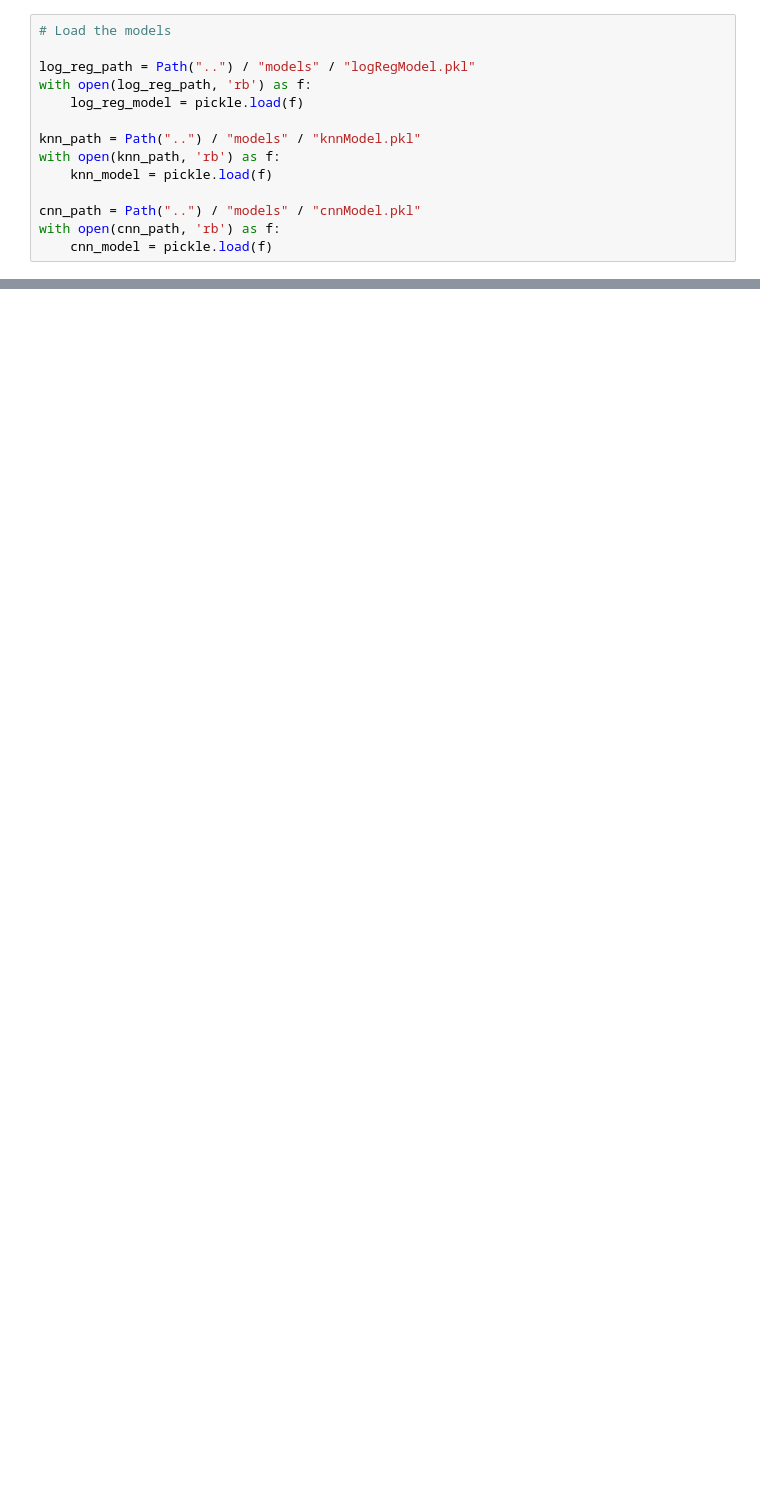
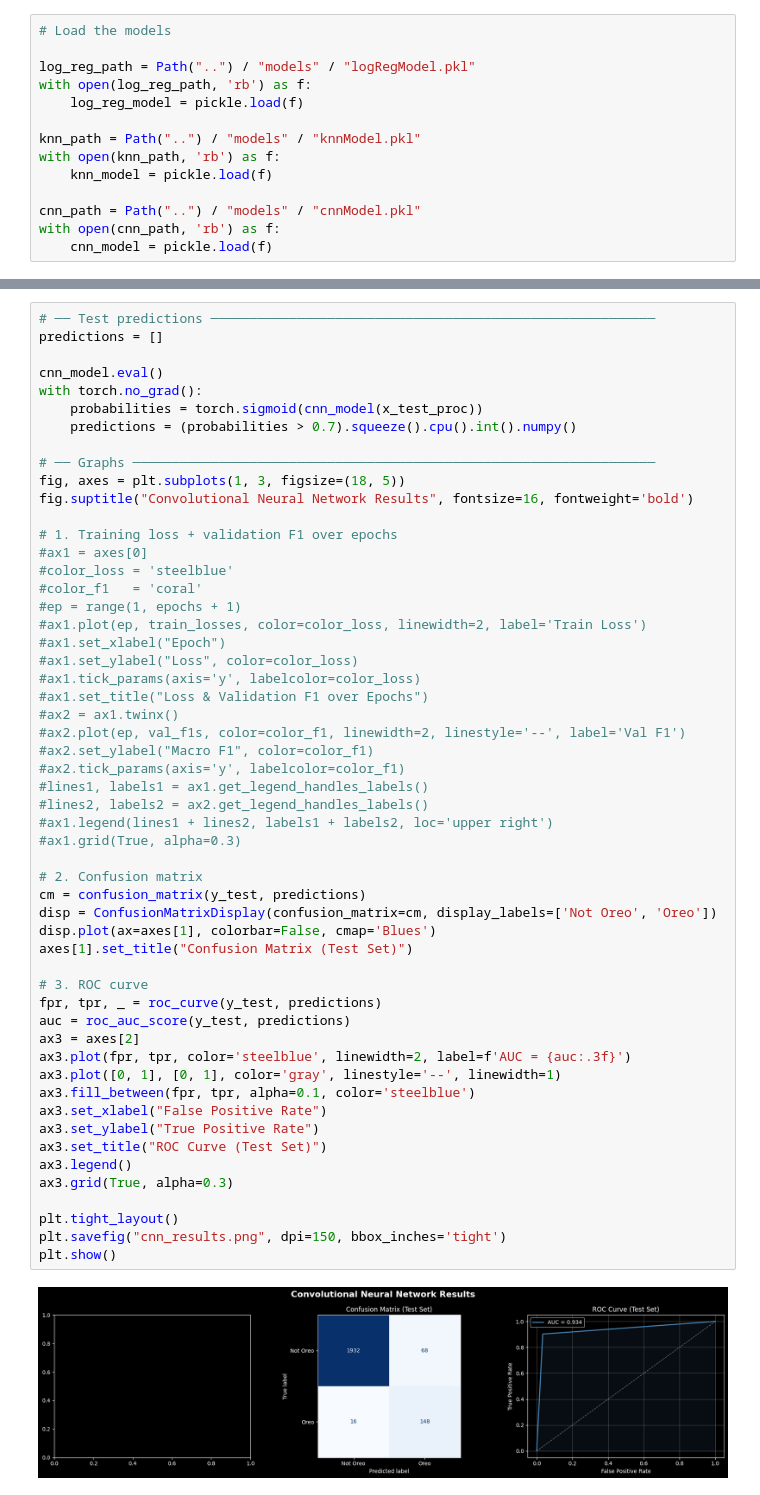
Before and after one commit to TDow13/Machine_Learning_OreoFinder, a Jupyter notebook: code/OreoFinder.ipynb, the cells around one changed output, grey strips where cells are left out. Cells and saved outputs as stored; diff of their text form; blank space fills up the shorter version.

```diff
--- a/code/OreoFinder.ipynb
+++ b/code/OreoFinder.ipynb
@@ -644,3 +587,59 @@ with open(cnn_path, 'rb') as f:
+# %%
+# ── Test predictions ─────────────────────────────────────────────────────────
+predictions = []
+
+cnn_model.eval()
+with torch.no_grad():
+    probabilities = torch.sigmoid(cnn_model(x_test_proc))
+    predictions = (probabilities > 0.7).squeeze().cpu().int().numpy()
+
+# ── Graphs ───────────────────────────────────────────────────────────────────
+fig, axes = plt.subplots(1, 3, figsize=(18, 5))
+fig.suptitle("Convolutional Neural Network Results", fontsize=16, fontweight='bold')
+
+# 1. Training loss + validation F1 over epochs
+#ax1 = axes[0]
+#color_loss = 'steelblue'
+#color_f1   = 'coral'
+#ep = range(1, epochs + 1)
+#ax1.plot(ep, train_losses, color=color_loss, linewidth=2, label='Train Loss')
+#ax1.set_xlabel("Epoch")
+#ax1.set_ylabel("Loss", color=color_loss)
+#ax1.tick_params(axis='y', labelcolor=color_loss)
+#ax1.set_title("Loss & Validation F1 over Epochs")
+#ax2 = ax1.twinx()
+#ax2.plot(ep, val_f1s, color=color_f1, linewidth=2, linestyle='--', label='Val F1')
+#ax2.set_ylabel("Macro F1", color=color_f1)
+#ax2.tick_params(axis='y', labelcolor=color_f1)
+#lines1, labels1 = ax1.get_legend_handles_labels()
+#lines2, labels2 = ax2.get_legend_handles_labels()
+#ax1.legend(lines1 + lines2, labels1 + labels2, loc='upper right')
+#ax1.grid(True, alpha=0.3)
+
+# 2. Confusion matrix
+cm = confusion_matrix(y_test, predictions)
+disp = ConfusionMatrixDisplay(confusion_matrix=cm, display_labels=['Not Oreo', 'Oreo'])
+disp.plot(ax=axes[1], colorbar=False, cmap='Blues')
+axes[1].set_title("Confusion Matrix (Test Set)")
+
+# 3. ROC curve
+fpr, tpr, _ = roc_curve(y_test, predictions)
+auc = roc_auc_score(y_test, predictions)
+ax3 = axes[2]
+ax3.plot(fpr, tpr, color='steelblue', linewidth=2, label=f'AUC = {auc:.3f}')
+ax3.plot([0, 1], [0, 1], color='gray', linestyle='--', linewidth=1)
+ax3.fill_between(fpr, tpr, alpha=0.1, color='steelblue')
+ax3.set_xlabel("False Positive Rate")
+ax3.set_ylabel("True Positive Rate")
+ax3.set_title("ROC Curve (Test Set)")
+ax3.legend()
+ax3.grid(True, alpha=0.3)
+
+plt.tight_layout()
+plt.savefig("cnn_results.png", dpi=150, bbox_inches='tight')
+plt.show()
+# %% [output]
+[figure, added]
 # %%
 # evaluation
 
```
Also changed, not shown: parts of 9 cells of this notebook, 6 other files.
